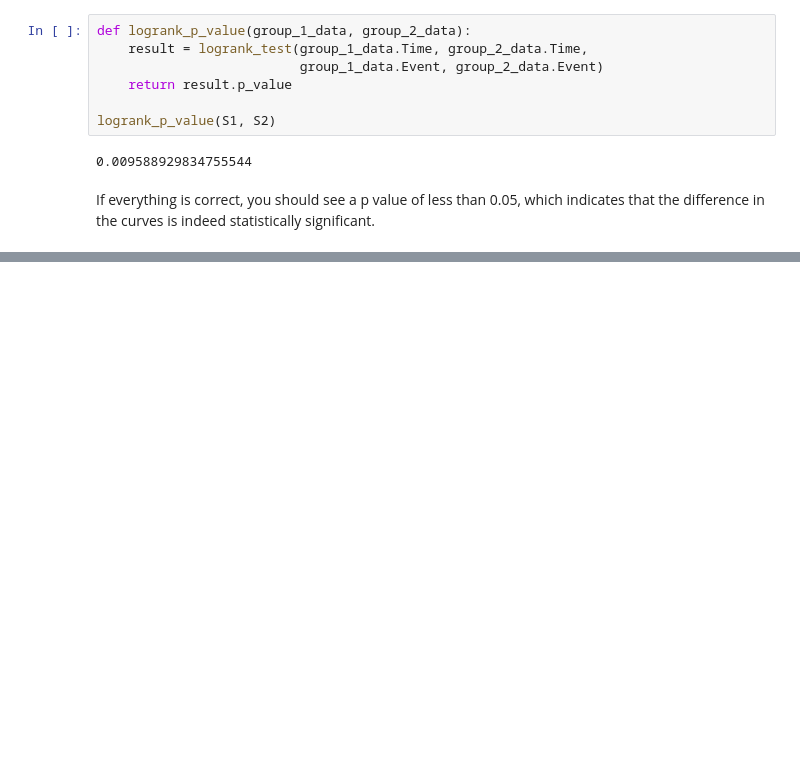
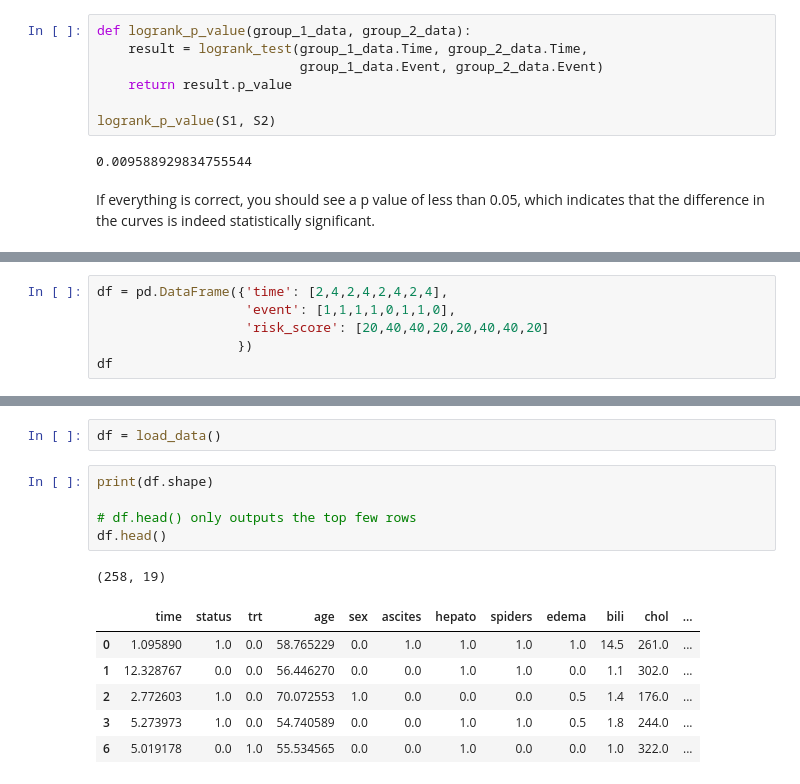
Before and after one commit to NikolayLenkovNikolaev/SoftUni, a Jupyter notebook: Presentation_1_0.ipynb, the cells around one changed output, grey strips where cells are left out. Cells and saved outputs as stored; diff of their text form; blank space fills up the shorter version.

```diff
--- a/Presentation_1_0.ipynb
+++ b/Presentation_1_0.ipynb
@@ -1169,0 +1821,6 @@ If everything is correct, you should see a p value of less than 0.05, which indi
+# %%
+df = pd.DataFrame({'time': [2,4,2,4,2,4,2,4],
+                   'event': [1,1,1,1,0,1,1,0],
+                   'risk_score': [20,40,40,20,20,40,40,20]
+                  })
+df
@@ -1169,0 +1959,15 @@ If everything is correct, you should see a p value of less than 0.05, which indi
+# %%
+df = load_data()
+# %%
+print(df.shape)
+
+# df.head() only outputs the top few rows
+df.head()
+# %% [output]
+(258, 19)
+|  | time | status | trt | age | sex | ascites | hepato | spiders | edema | bili | chol | ... |
+| 0 | 1.095890 | 1.0 | 0.0 | 58.765229 | 0.0 | 1.0 | 1.0 | 1.0 | 1.0 | 14.5 | 261.0 | ... |
+| 1 | 12.328767 | 0.0 | 0.0 | 56.446270 | 0.0 | 0.0 | 1.0 | 1.0 | 0.0 | 1.1 | 302.0 | ... |
+| 2 | 2.772603 | 1.0 | 0.0 | 70.072553 | 1.0 | 0.0 | 0.0 | 0.0 | 0.5 | 1.4 | 176.0 | ... |
+| 3 | 5.273973 | 1.0 | 0.0 | 54.740589 | 0.0 | 0.0 | 1.0 | 1.0 | 0.5 | 1.8 | 244.0 | ... |
+| 6 | 5.019178 | 0.0 | 1.0 | 55.534565 | 0.0 | 0.0 | 1.0 | 0.0 | 0.0 | 1.0 | 322.0 | ... |
```
Also changed, not shown: parts of 115 cells of this notebook.
